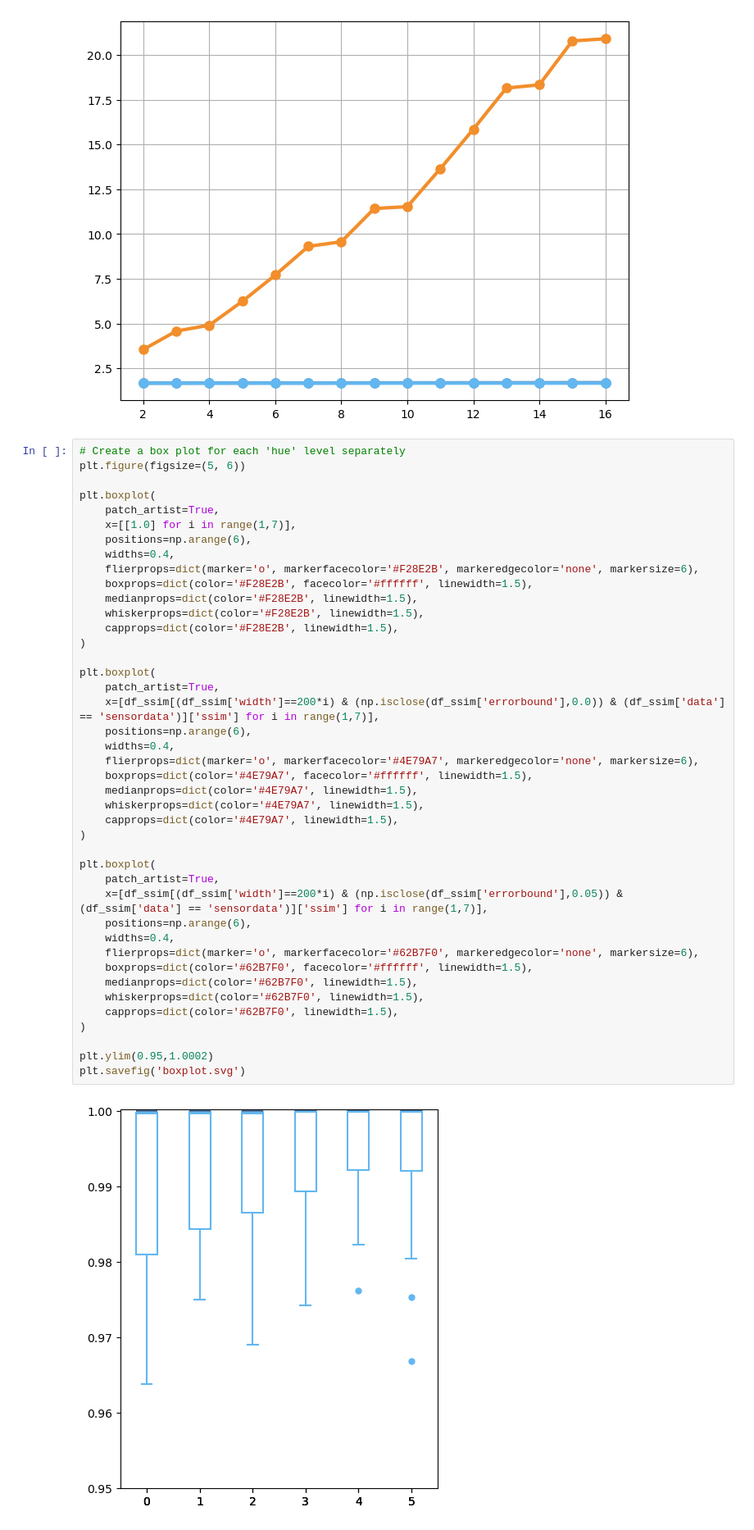
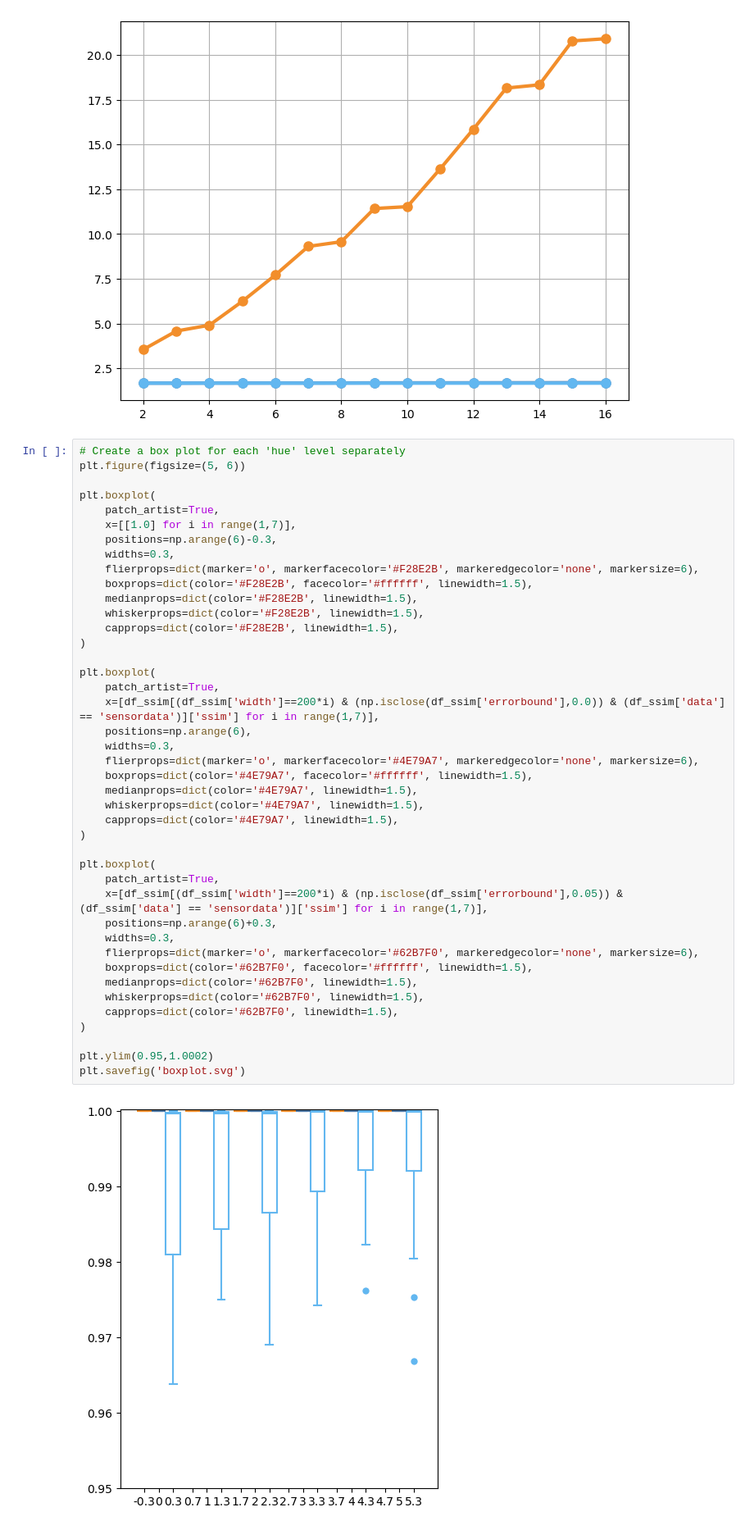
Before and after one commit to ChenXin360104/PIVOT, a Jupyter notebook: exp_analysis/ExperimentAnalysis.ipynb, the cells around one changed output. Shown at 82% size. Drawn from its saved outputs; the diff is of its cells as text.

```diff
--- a/exp_analysis/ExperimentAnalysis.ipynb
+++ b/exp_analysis/ExperimentAnalysis.ipynb
@@ -255,43 +294,43 @@ plt.figure(figsize=(5, 6))
 plt.boxplot(
     patch_artist=True,
     x=[[1.0] for i in range(1,7)],
-    positions=np.arange(6),
-    widths=0.4,
+    positions=np.arange(6)-0.3,
+    widths=0.3,
     flierprops=dict(marker='o', markerfacecolor='#F28E2B', markeredgecolor='none', markersize=6),
     boxprops=dict(color='#F28E2B', facecolor='#ffffff', linewidth=1.5),
     medianprops=dict(color='#F28E2B', linewidth=1.5),
     whiskerprops=dict(color='#F28E2B', linewidth=1.5),
     capprops=dict(color='#F28E2B', linewidth=1.5),
 )
 
 plt.boxplot(
     patch_artist=True,
     x=[df_ssim[(df_ssim['width']==200*i) & (np.isclose(df_ssim['errorbound'],0.0)) & (df_ssim['data'] == 'sensordata')]['ssim'] for i in range(1,7)],
     positions=np.arange(6),
-    widths=0.4,
+    widths=0.3,
     flierprops=dict(marker='o', markerfacecolor='#4E79A7', markeredgecolor='none', markersize=6),
     boxprops=dict(color='#4E79A7', facecolor='#ffffff', linewidth=1.5),
     medianprops=dict(color='#4E79A7', linewidth=1.5),
     whiskerprops=dict(color='#4E79A7', linewidth=1.5),
     capprops=dict(color='#4E79A7', linewidth=1.5),
 )
 
 plt.boxplot(
     patch_artist=True,
     x=[df_ssim[(df_ssim['width']==200*i) & (np.isclose(df_ssim['errorbound'],0.05)) & (df_ssim['data'] == 'sensordata')]['ssim'] for i in range(1,7)],
-    positions=np.arange(6),
-    widths=0.4,
+    positions=np.arange(6)+0.3,
+    widths=0.3,
     flierprops=dict(marker='o', markerfacecolor='#62B7F0', markeredgecolor='none', markersize=6),
     boxprops=dict(color='#62B7F0', facecolor='#ffffff', linewidth=1.5),
     medianprops=dict(color='#62B7F0', linewidth=1.5),
     whiskerprops=dict(color='#62B7F0', linewidth=1.5),
     capprops=dict(color='#62B7F0', linewidth=1.5),
 )
 
 plt.ylim(0.95,1.0002)
 plt.savefig('boxplot.svg')
 # %% [output]
-[figure, old version]
+[figure, new version]
 # %%
 # Create a box plot for each 'hue' level separately
 plt.figure(figsize=(10, 6))
```
Also changed, not shown: parts of 9 cells of this notebook, 3 other files.
